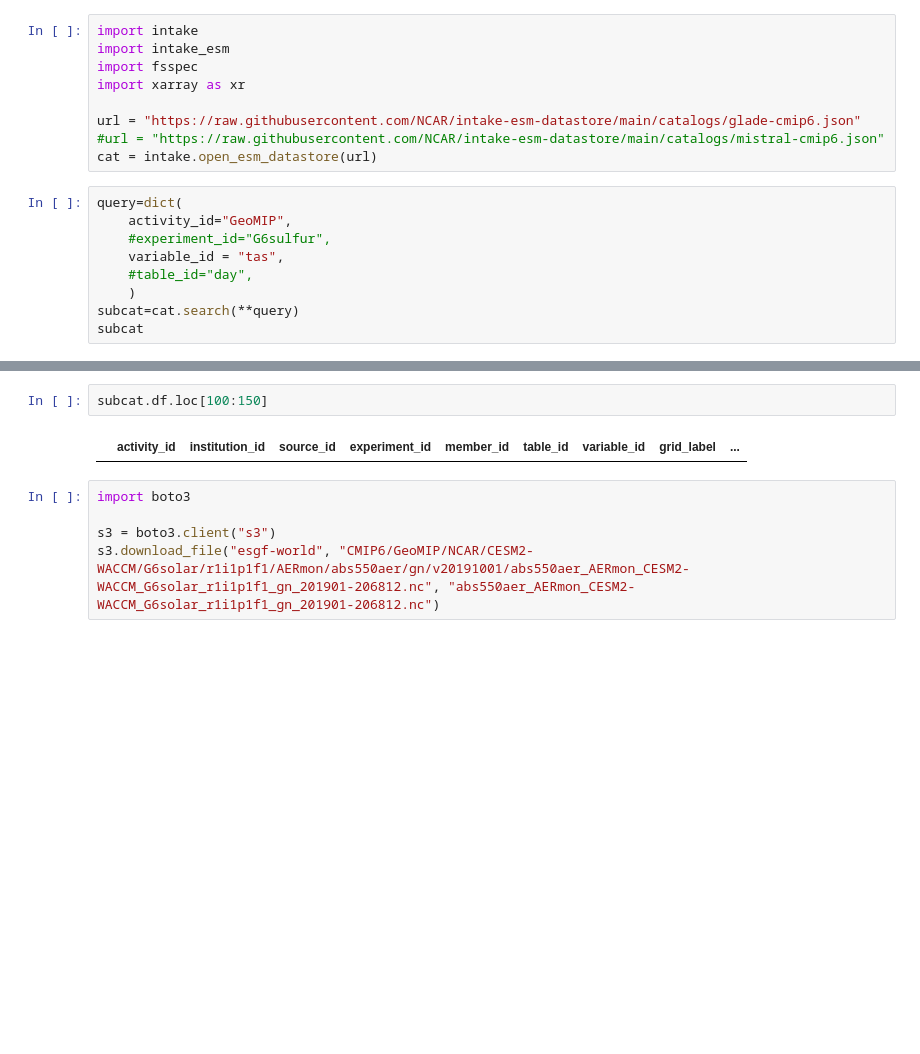
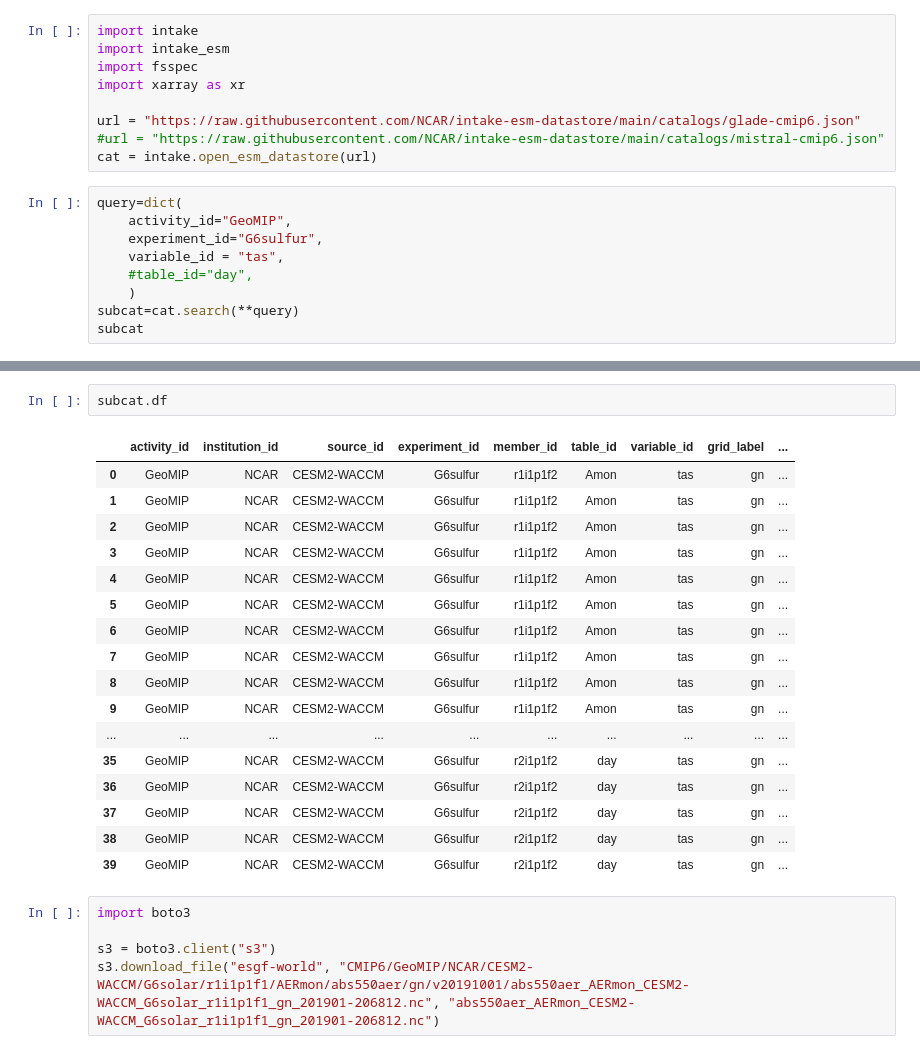
Before and after one commit to rodrigoms95/recurso_solar, a Jupyter notebook: code/test_3.ipynb, the cells around one changed output, grey strips where cells are left out. Cells and saved outputs as stored; diff of their text form; blank space fills up the shorter version.

```diff
--- a/code/test_3.ipynb
+++ b/code/test_3.ipynb
@@ -10,7 +10,7 @@ cat = intake.open_esm_datastore(url)
 # %%
 query=dict(
     activity_id="GeoMIP",
-    #experiment_id="G6sulfur",
+    experiment_id="G6sulfur",
     variable_id = "tas",
     #table_id="day",
     )
@@ -35,7 +55,23 @@ glade-cmip6 catalog with 6 dataset(s) from 74 asset(s):
 # %%
-subcat.df.loc[100:150]
+subcat.df
 # %% [output]
 |  | activity_id | institution_id | source_id | experiment_id | member_id | table_id | variable_id | grid_label | ... |
+| 0 | GeoMIP | NCAR | CESM2-WACCM | G6sulfur | r1i1p1f2 | Amon | tas | gn | ... |
+| 1 | GeoMIP | NCAR | CESM2-WACCM | G6sulfur | r1i1p1f2 | Amon | tas | gn | ... |
+| 2 | GeoMIP | NCAR | CESM2-WACCM | G6sulfur | r1i1p1f2 | Amon | tas | gn | ... |
+| 3 | GeoMIP | NCAR | CESM2-WACCM | G6sulfur | r1i1p1f2 | Amon | tas | gn | ... |
+| 4 | GeoMIP | NCAR | CESM2-WACCM | G6sulfur | r1i1p1f2 | Amon | tas | gn | ... |
+| 5 | GeoMIP | NCAR | CESM2-WACCM | G6sulfur | r1i1p1f2 | Amon | tas | gn | ... |
+| 6 | GeoMIP | NCAR | CESM2-WACCM | G6sulfur | r1i1p1f2 | Amon | tas | gn | ... |
+| 7 | GeoMIP | NCAR | CESM2-WACCM | G6sulfur | r1i1p1f2 | Amon | tas | gn | ... |
+| 8 | GeoMIP | NCAR | CESM2-WACCM | G6sulfur | r1i1p1f2 | Amon | tas | gn | ... |
+| 9 | GeoMIP | NCAR | CESM2-WACCM | G6sulfur | r1i1p1f2 | Amon | tas | gn | ... |
+| ... | ... | ... | ... | ... | ... | ... | ... | ... | ... |
+| 35 | GeoMIP | NCAR | CESM2-WACCM | G6sulfur | r2i1p1f2 | day | tas | gn | ... |
+| 36 | GeoMIP | NCAR | CESM2-WACCM | G6sulfur | r2i1p1f2 | day | tas | gn | ... |
+| 37 | GeoMIP | NCAR | CESM2-WACCM | G6sulfur | r2i1p1f2 | day | tas | gn | ... |
+| 38 | GeoMIP | NCAR | CESM2-WACCM | G6sulfur | r2i1p1f2 | day | tas | gn | ... |
+| 39 | GeoMIP | NCAR | CESM2-WACCM | G6sulfur | r2i1p1f2 | day | tas | gn | ... |
 # %%
 import boto3
 
```
Also changed, not shown: parts of 2 cells of this notebook, 3 other files.
